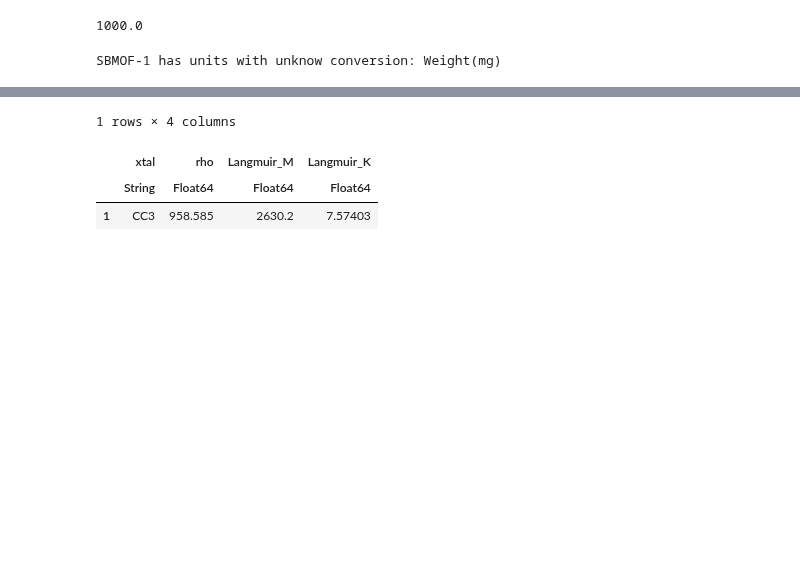
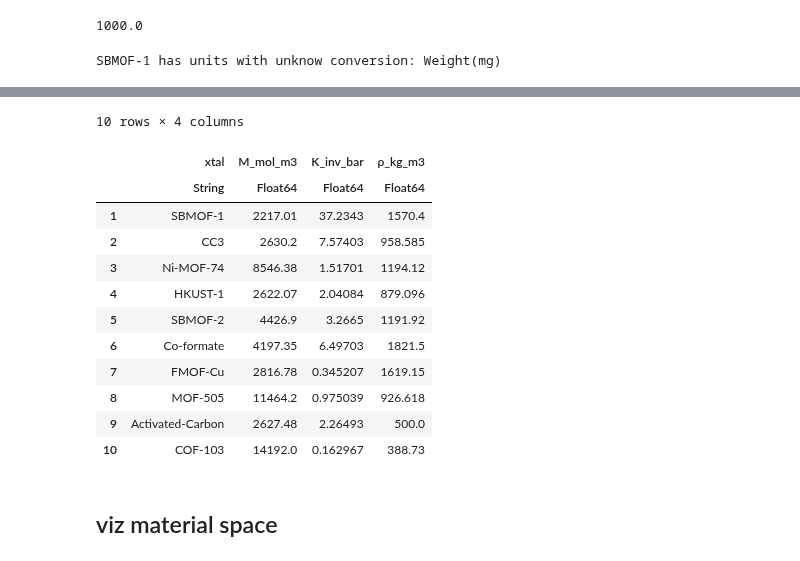
Before and after one commit to SimonEnsemble/PropellantStorage, a Jupyter notebook: MOF_Space_Plot.ipynb, the cells around one changed output, grey strips where cells are left out. Drawn from its saved outputs; the diff is of its cells as text; code cells hidden in the pictures; blank space fills up the shorter version.

```diff
--- a/MOF_Space_Plot.ipynb
+++ b/MOF_Space_Plot.ipynb
@@ -165,10 +158,30 @@ end
-# %%
-df_crystal["CC3"]
-# %% [output]
-1 rows × 4 columns
-|  | xtal | rho | Langmuir_M | Langmuir_K |
-|  | String | Float64 | Float64 | Float64 |
-| 1 | CC3 | 958.585 | 2630.2 | 7.57403 |
+# %%
+df_crystal = DataFrame(
+    xtal=crystal_names,
+    M_mol_m3=[params_langmuir[xtal]["M"] for xtal in crystal_names],
+    K_inv_bar=[params_langmuir[xtal]["K"] for xtal in crystal_names],
+    ρ_kg_m3=[ρ_crystal[xtal] for xtal in crystal_names]
+)
+
+CSV.write("df_crystal.csv", df_crystal)
+
+df_crystal
+# %% [output]
+10 rows × 4 columns
+|  | xtal | M_mol_m3 | K_inv_bar | ρ_kg_m3 |
+|  | String | Float64 | Float64 | Float64 |
+| 1 | SBMOF-1 | 2217.01 | 37.2343 | 1570.4 |
+| 2 | CC3 | 2630.2 | 7.57403 | 958.585 |
+| 3 | Ni-MOF-74 | 8546.38 | 1.51701 | 1194.12 |
+| 4 | HKUST-1 | 2622.07 | 2.04084 | 879.096 |
+| 5 | SBMOF-2 | 4426.9 | 3.2665 | 1191.92 |
+| 6 | Co-formate | 4197.35 | 6.49703 | 1821.5 |
+| 7 | FMOF-Cu | 2816.78 | 0.345207 | 1619.15 |
+| 8 | MOF-505 | 11464.2 | 0.975039 | 926.618 |
+| 9 | Activated-Carbon | 2627.48 | 2.26493 | 500.0 |
+| 10 | COF-103 | 14192.0 | 0.162967 | 388.73 |
+# %% [markdown]
+## viz material space
 # %%
 # figure(figsize=(5,5))
 figure()
```
Also changed, not shown: parts of 8 cells of this notebook.
